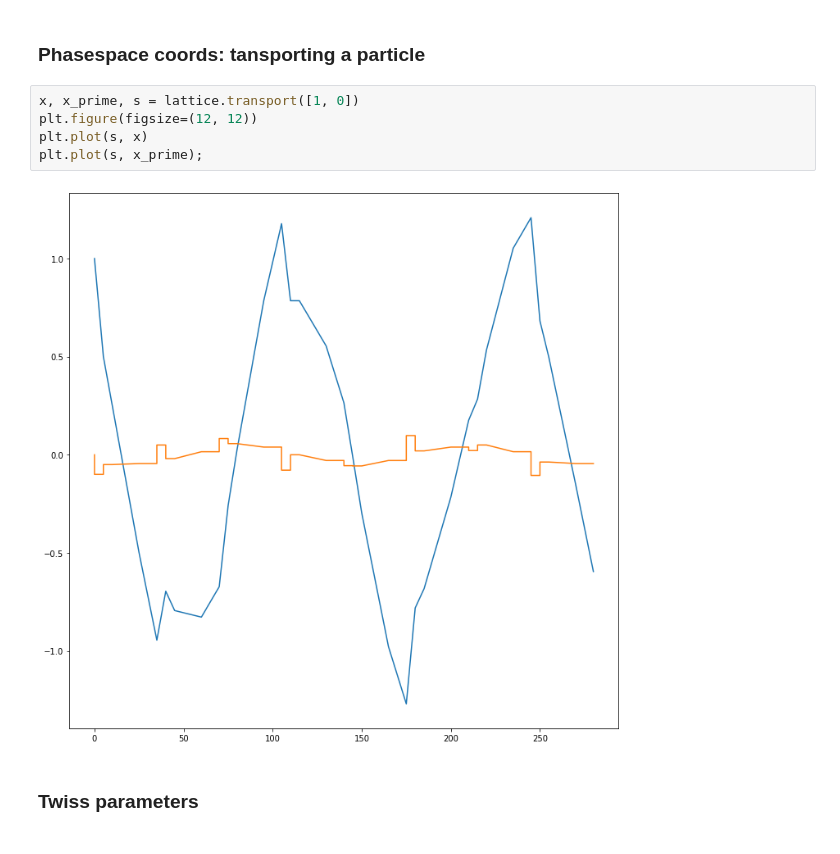
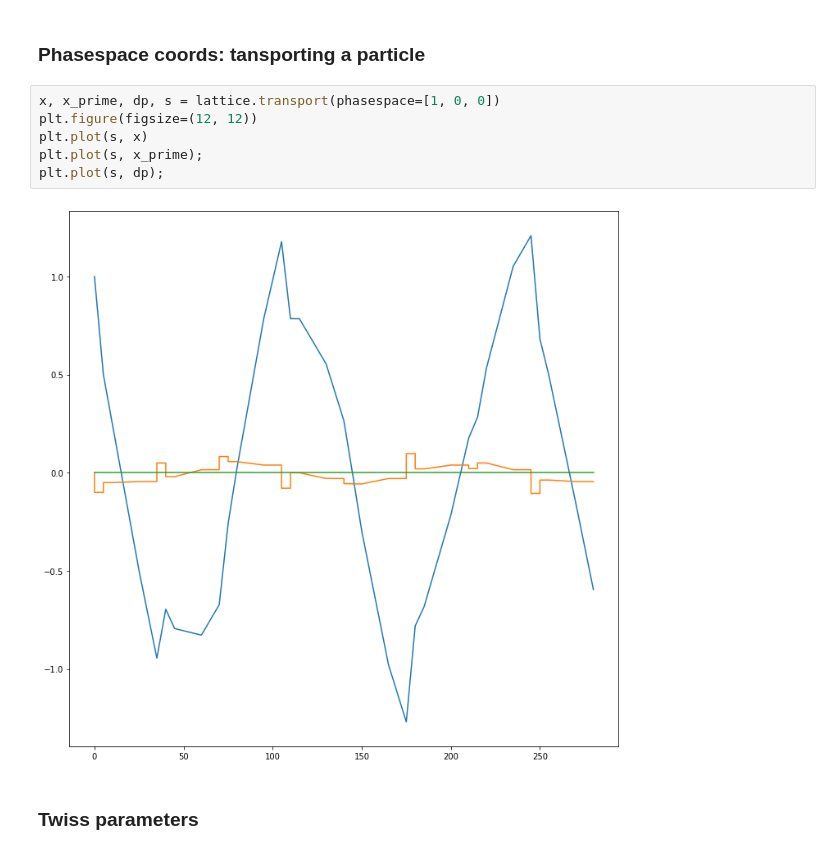
Before and after one commit to loiccoyle/pyaccelerator, a Jupyter notebook: noteboooks/lattice.ipynb, the cells around one changed output. Drawn from its saved outputs; the diff is of its cells as text.

```diff
--- a/noteboooks/lattice.ipynb
+++ b/noteboooks/lattice.ipynb
@@ -145,12 +161,13 @@ lattice.plot.top_down();
 # %% [markdown]
 ### Phasespace coords: tansporting a particle
 # %%
-x, x_prime, s = lattice.transport([1, 0])
+x, x_prime, dp, s = lattice.transport(phasespace=[1, 0, 0])
 plt.figure(figsize=(12, 12))
 plt.plot(s, x)
 plt.plot(s, x_prime);
+plt.plot(s, dp);
 # %% [output]
-[figure, old version]
+[figure, new version]
 # %% [markdown]
 ### Twiss parameters
 # %%
```
Also changed, not shown: parts of 28 cells of this notebook, 29 other files.
